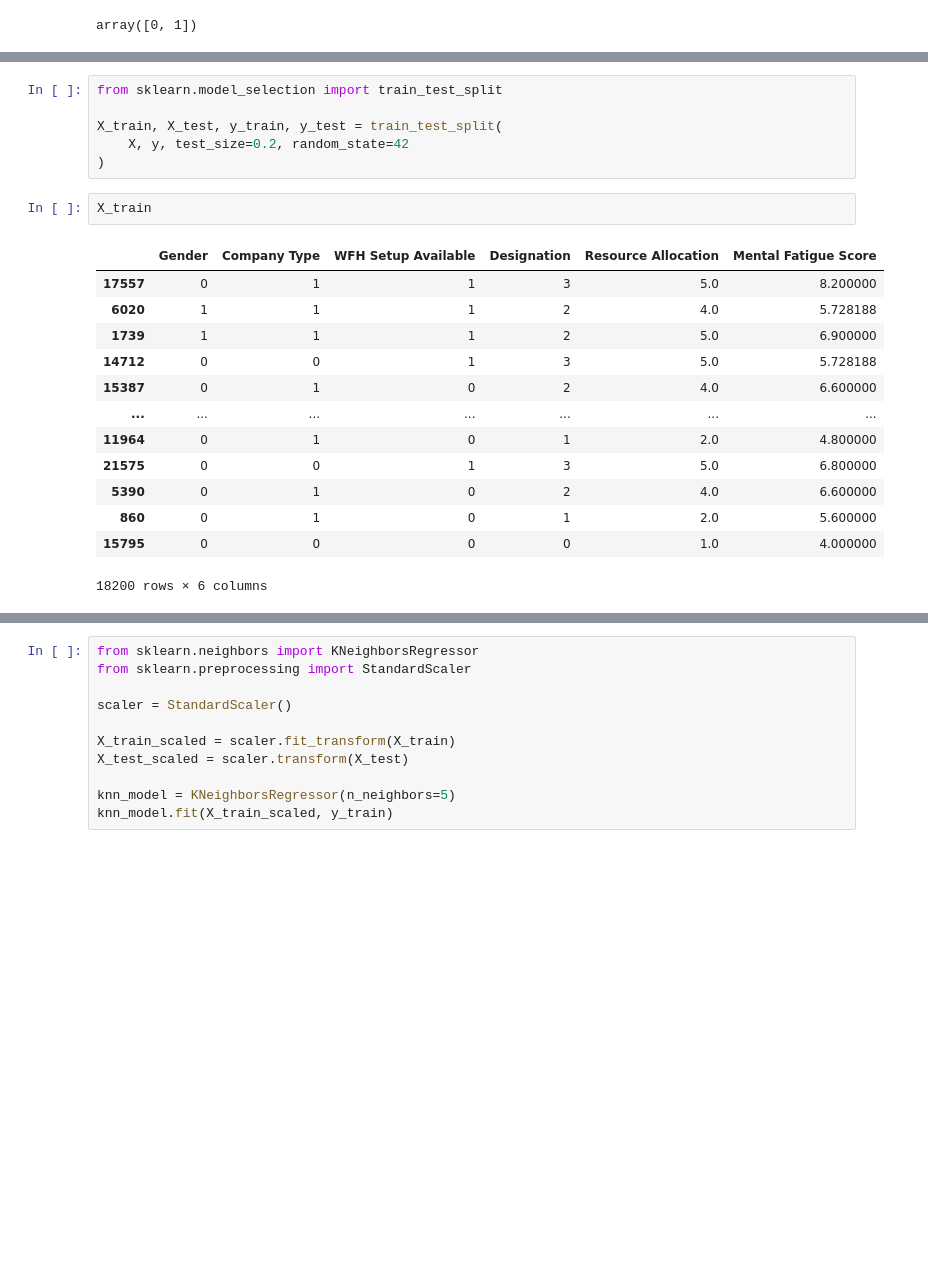
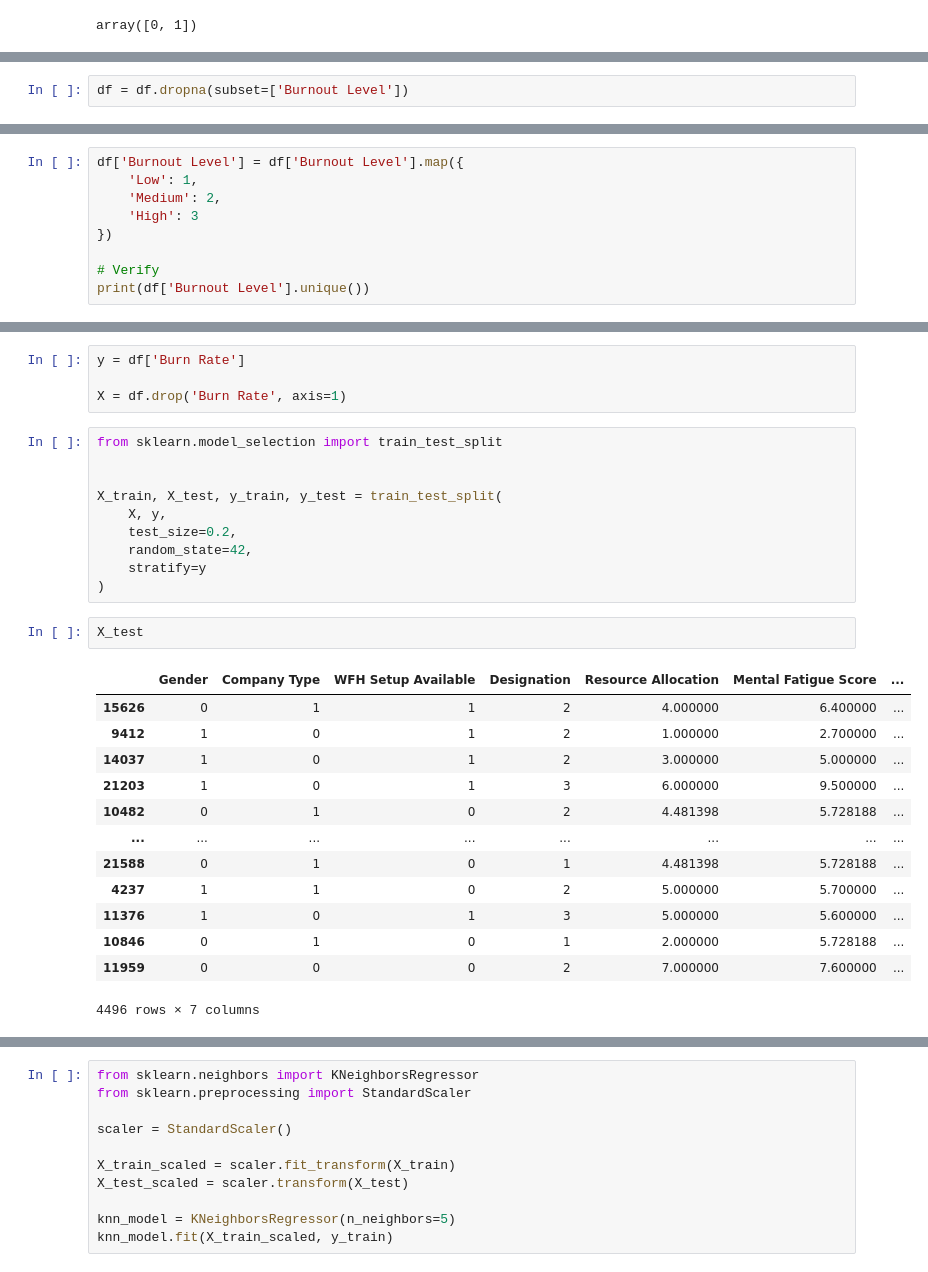
Before and after one commit to Sanyam-010/Artificial-intelligence-Development, a Jupyter notebook: coursework.ipynb, the cells around one changed output, grey strips where cells are left out. Cells and saved outputs as stored; diff of their text form; blank space fills up the shorter version.

```diff
--- a/coursework.ipynb
+++ b/coursework.ipynb
@@ -231,0 +250,2 @@ X = df.drop('Burn Rate', axis=1)
+# %%
+df = df.dropna(subset=['Burnout Level'])
@@ -231,0 +256,9 @@ X = df.drop('Burn Rate', axis=1)
+# %%
+df['Burnout Level'] = df['Burnout Level'].map({
+    'Low': 1,
+    'Medium': 2,
+    'High': 3
+})
+
+# Verify
+print(df['Burnout Level'].unique())
@@ -232,25 +283,33 @@ X = df.drop('Burn Rate', axis=1)
+# %%
+y = df['Burn Rate']
+
+X = df.drop('Burn Rate', axis=1)
 # %%
 from sklearn.model_selection import train_test_split
 
+
 X_train, X_test, y_train, y_test = train_test_split(
-    X, y, test_size=0.2, random_state=42
+    X, y,
+    test_size=0.2,
+    random_state=42,
+    stratify=y
 )
 # %%
-X_train
+X_test
 # %% [output]
-|  | Gender | Company Type | WFH Setup Available | Designation | Resource Allocation | Mental Fatigue Score |
-| 17557 | 0 | 1 | 1 | 3 | 5.0 | 8.200000 |
-| 6020 | 1 | 1 | 1 | 2 | 4.0 | 5.728188 |
-| 1739 | 1 | 1 | 1 | 2 | 5.0 | 6.900000 |
-| 14712 | 0 | 0 | 1 | 3 | 5.0 | 5.728188 |
-| 15387 | 0 | 1 | 0 | 2 | 4.0 | 6.600000 |
-| ... | ... | ... | ... | ... | ... | ... |
-| 11964 | 0 | 1 | 0 | 1 | 2.0 | 4.800000 |
-| 21575 | 0 | 0 | 1 | 3 | 5.0 | 6.800000 |
-| 5390 | 0 | 1 | 0 | 2 | 4.0 | 6.600000 |
-| 860 | 0 | 1 | 0 | 1 | 2.0 | 5.600000 |
-| 15795 | 0 | 0 | 0 | 0 | 1.0 | 4.000000 |
+|  | Gender | Company Type | WFH Setup Available | Designation | Resource Allocation | Mental Fatigue Score | ... |
+| 15626 | 0 | 1 | 1 | 2 | 4.000000 | 6.400000 | ... |
+| 9412 | 1 | 0 | 1 | 2 | 1.000000 | 2.700000 | ... |
+| 14037 | 1 | 0 | 1 | 2 | 3.000000 | 5.000000 | ... |
+| 21203 | 1 | 0 | 1 | 3 | 6.000000 | 9.500000 | ... |
+| 10482 | 0 | 1 | 0 | 2 | 4.481398 | 5.728188 | ... |
+| ... | ... | ... | ... | ... | ... | ... | ... |
+| 21588 | 0 | 1 | 0 | 1 | 4.481398 | 5.728188 | ... |
+| 4237 | 1 | 1 | 0 | 2 | 5.000000 | 5.700000 | ... |
+| 11376 | 1 | 0 | 1 | 3 | 5.000000 | 5.600000 | ... |
+| 10846 | 0 | 1 | 0 | 1 | 2.000000 | 5.728188 | ... |
+| 11959 | 0 | 0 | 0 | 2 | 7.000000 | 7.600000 | ... |
-18200 rows × 6 columns
+4496 rows × 7 columns
 # %%
 X_test
 # %% [output]
```
Also changed, not shown: parts of 14 cells of this notebook.
